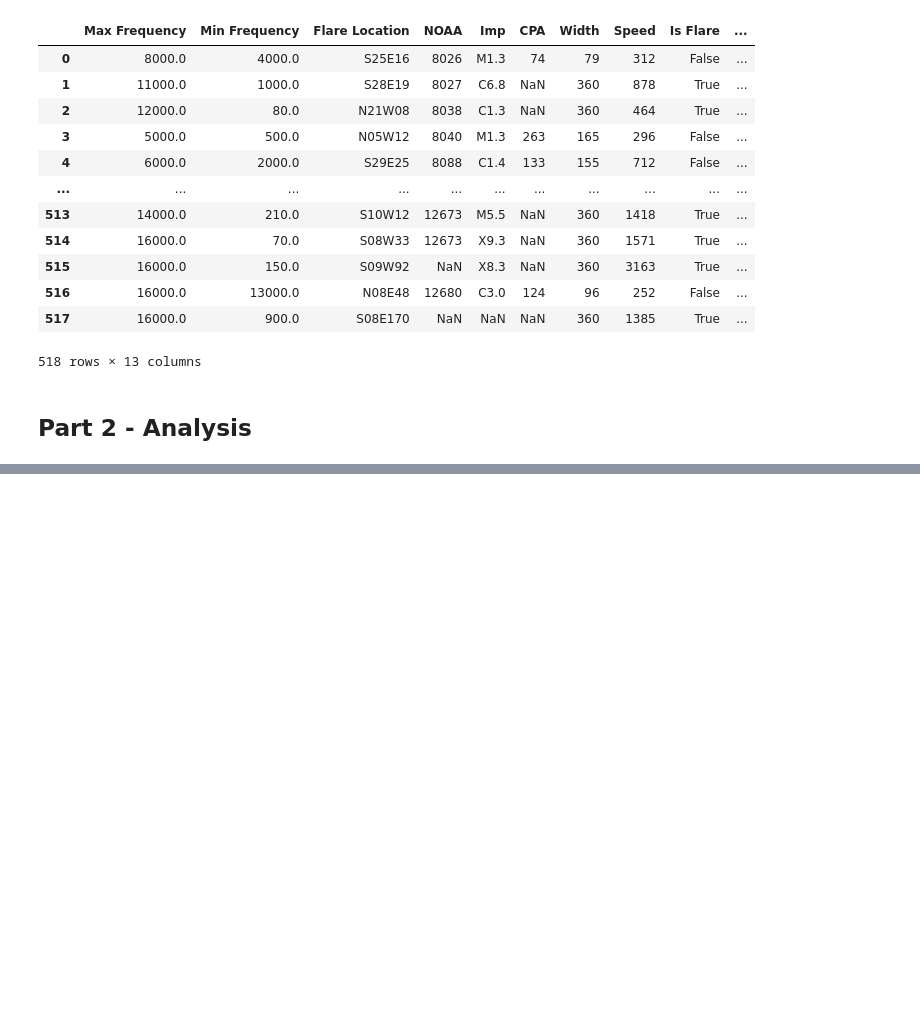
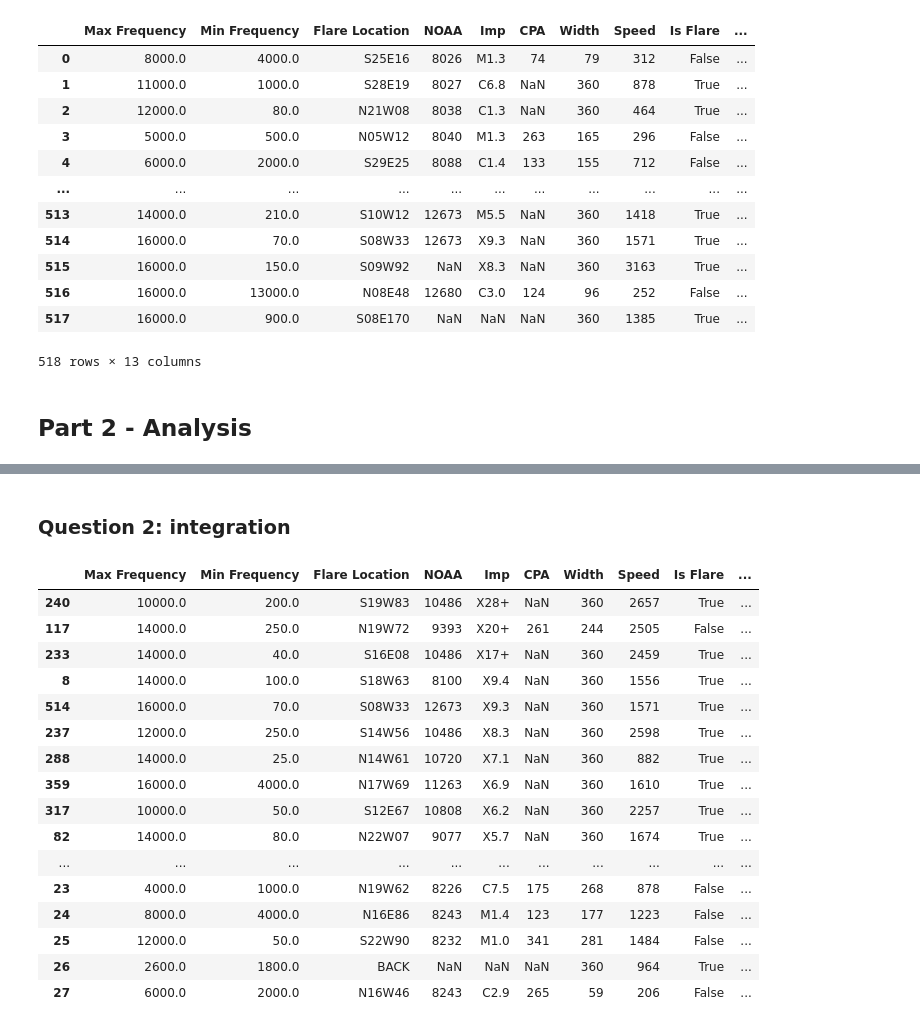
Before and after one commit to vasanth16/DSProjects, a Jupyter notebook: project1.ipynb, the cells around one changed output, grey strips where cells are left out. Cells and saved outputs as stored; diff of their text form; code cells hidden in the pictures; blank space fills up the shorter version.

```diff
--- a/project1.ipynb
+++ b/project1.ipynb
@@ -276,0 +314,35 @@ memory usage: 45.7+ KB
+# %% [markdown]
+### Question 2: integration
+# %%
+from datetime import timedelta as td
+solarIter = dfSolar.iterrows() # sets up iterator for table
+for i,row in solarIter:
+    samePower = dfNasa[dfNasa['Imp'] == row['x_class']]
+    if len(samePower) > 0:
+        matchIter = samePower.iterrows()
+        for j,r in matchIter:
+            timeD1 = row['max_datetime'] - row['start_datetime']
+            timeD2 = r['CME DateTime']- r['Start DateTime']
+            if (timeD1 > timeD2+td(hours=-5)) and (timeD1 < timeD2+td(hours=5)):
+                dfNasa.loc[j, 'Solar Rank'] = row['rank']
+                break
+dfNasa = dfNasa.sort_values(by='Solar Rank', ascending = True)
+dfNasa.head(50)
+# %% [output]
+|  | Max Frequency | Min Frequency | Flare Location | NOAA | Imp | CPA | Width | Speed | Is Flare | ... |
+| 240 | 10000.0 | 200.0 | S19W83 | 10486 | X28+ | NaN | 360 | 2657 | True | ... |
+| 117 | 14000.0 | 250.0 | N19W72 | 9393 | X20+ | 261 | 244 | 2505 | False | ... |
+| 233 | 14000.0 | 40.0 | S16E08 | 10486 | X17+ | NaN | 360 | 2459 | True | ... |
+| 8 | 14000.0 | 100.0 | S18W63 | 8100 | X9.4 | NaN | 360 | 1556 | True | ... |
+| 514 | 16000.0 | 70.0 | S08W33 | 12673 | X9.3 | NaN | 360 | 1571 | True | ... |
+| 237 | 12000.0 | 250.0 | S14W56 | 10486 | X8.3 | NaN | 360 | 2598 | True | ... |
+| 288 | 14000.0 | 25.0 | N14W61 | 10720 | X7.1 | NaN | 360 | 882 | True | ... |
+| 359 | 16000.0 | 4000.0 | N17W69 | 11263 | X6.9 | NaN | 360 | 1610 | True | ... |
+| 317 | 10000.0 | 50.0 | S12E67 | 10808 | X6.2 | NaN | 360 | 2257 | True | ... |
+| 82 | 14000.0 | 80.0 | N22W07 | 9077 | X5.7 | NaN | 360 | 1674 | True | ... |
+| ... | ... | ... | ... | ... | ... | ... | ... | ... | ... | ... |
+| 23 | 4000.0 | 1000.0 | N19W62 | 8226 | C7.5 | 175 | 268 | 878 | False | ... |
+| 24 | 8000.0 | 4000.0 | N16E86 | 8243 | M1.4 | 123 | 177 | 1223 | False | ... |
+| 25 | 12000.0 | 50.0 | S22W90 | 8232 | M1.0 | 341 | 281 | 1484 | False | ... |
+| 26 | 2600.0 | 1800.0 | BACK | NaN | NaN | NaN | 360 | 964 | True | ... |
+| 27 | 6000.0 | 2000.0 | N16W46 | 8243 | C2.9 | 265 | 59 | 206 | False | ... |
```
Also changed, not shown: parts of 9 cells of this notebook.
